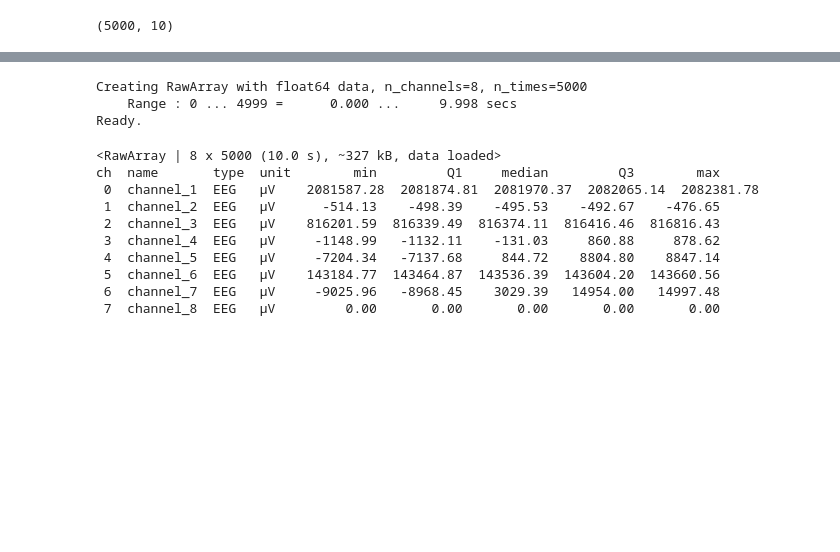
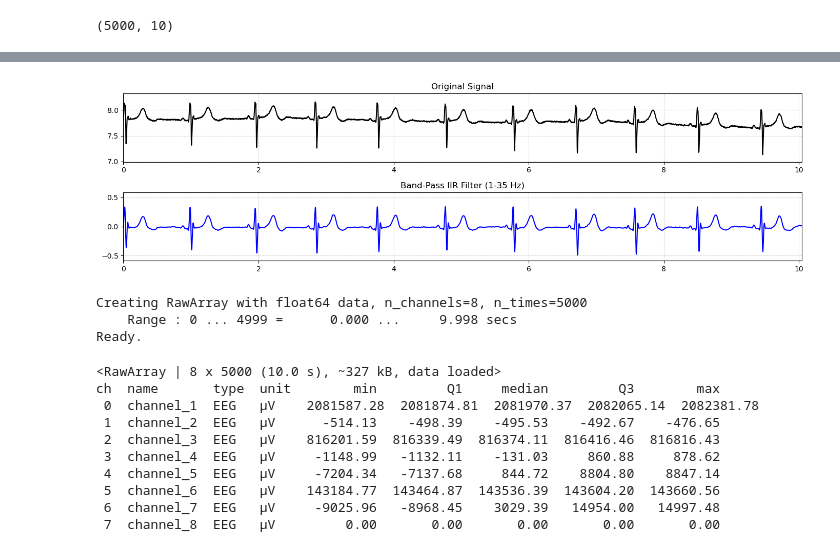
Before and after one commit to EloySerrudo/EEG_Project, a Jupyter notebook: bin/EDA.ipynb, the cells around one changed output, grey strips where cells are left out. Cells and saved outputs as stored; diff of their text form; code cells hidden in the pictures; blank space fills up the shorter version.

```diff
--- a/bin/EDA.ipynb
+++ b/bin/EDA.ipynb
@@ -103,3 +105,31 @@ axs[1].grid()
+# %%
+def bandpass(data: np.ndarray, edges: list[float], sample_rate: float, poles: int = 5):
+    sos = scipy.signal.butter(poles, edges, 'bandpass', fs=sample_rate, output='sos')
+    filtered_data = scipy.signal.sosfiltfilt(sos, data)
+    return filtered_data
+# %%
+filtered = bandpass(x1, [1, 35], 500.)
+# %%
+if abs(filtered.max()) > abs(filtered.min()):
+    y_lim = [np.mean(filtered) - abs(filtered.max() * 1.2), np.mean(filtered) + abs(filtered.max() * 1.2)]
+else:
+    y_lim = [np.mean(filtered) - abs(filtered.min() * 1.2), np.mean(filtered) + abs(filtered.min() * 1.2)]
+# %%
+fig, (ax1, ax2) = plt.subplots(nrows=2, ncols=1, num=0, figsize=(14, 4), tight_layout=True)
+ax1.plot(t, x1, lw=1.5, color='k')
+ax1.set_ylim([x1.min() - abs(x1.min() * 0.02), x1.max() +  abs(x1.max() * 0.02)])
+ax1.set_xlim([t.min(), t.max()])
+ax1.set_title("Original Signal")
+ax1.margins(0, .1)
+ax1.grid(alpha=.5, ls='--')
+
+ax2.plot(t, filtered, lw=1.5, color='b')
+ax2.set_ylim(y_lim)
+ax2.set_xlim([t.min(), t.max()])
+ax2.set_title("Band-Pass IIR Filter (1-35 Hz)")
+ax2.grid(alpha=.5, ls='--')
+# %% [output]
+[figure, added]
 # %%
 fs = 500.
 info = mne.create_info(['channel_1','channel_2','channel_3','channel_4',
```
Also changed, not shown: parts of 7 cells of this notebook, 2 other files.
